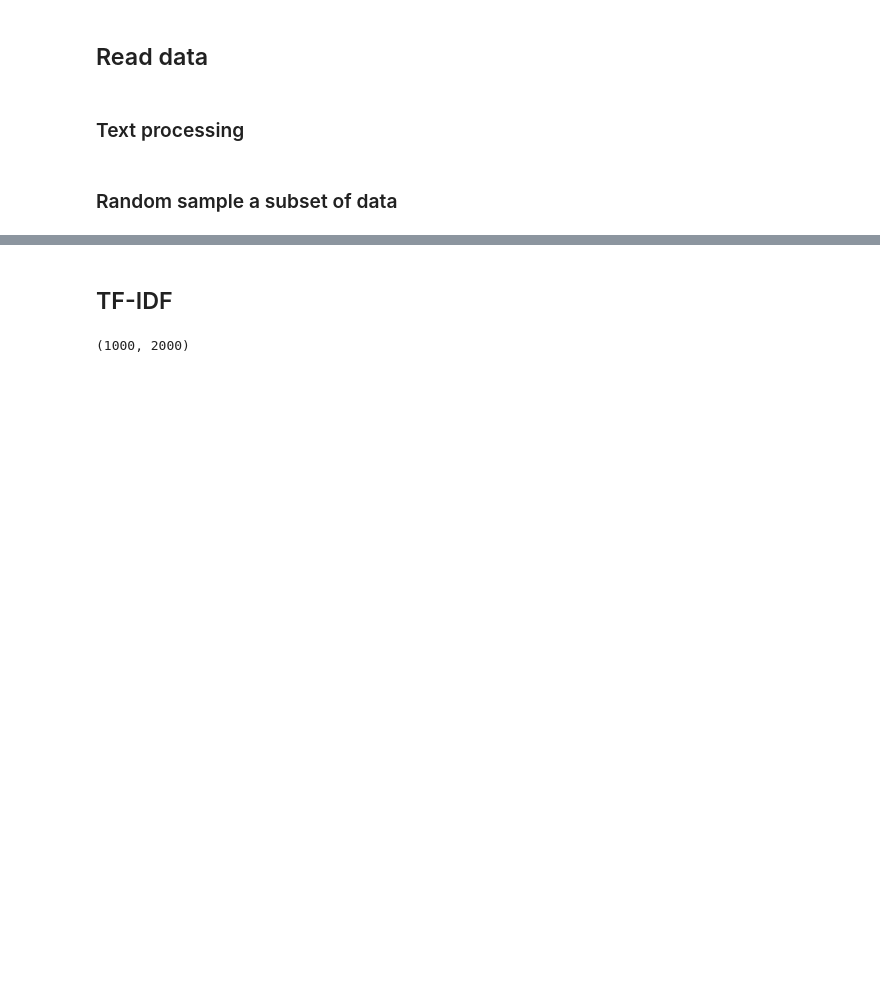
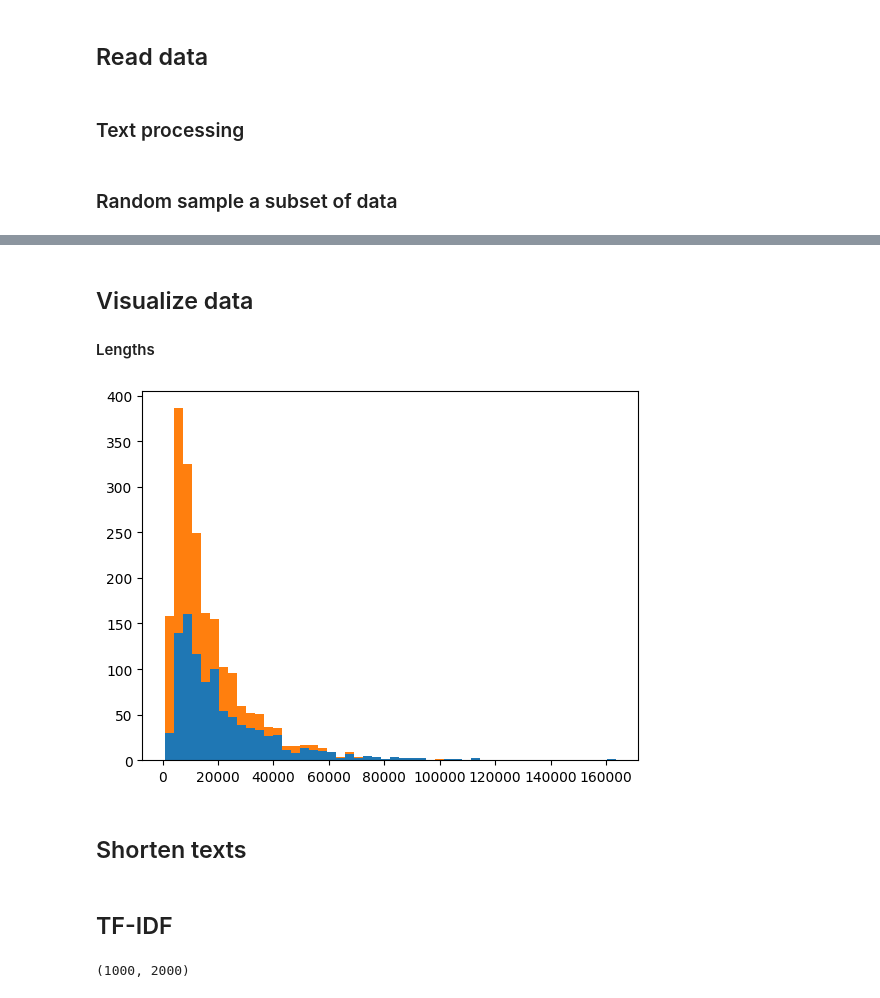
Before and after one commit to SebastianBitsch/wiki-suggest, a Jupyter notebook: text-processing/data-exploration.ipynb, the cells around one changed output, grey strips where cells are left out. Cells and saved outputs as stored; diff of their text form; code cells hidden in the pictures; blank space fills up the shorter version.

Commit message:
added visualization of text lengths

```diff
--- a/text-processing/data-exploration.ipynb
+++ b/text-processing/data-exploration.ipynb
@@ -123,0 +124,16 @@ u rout us transcontinent u highway extend near brenda arizona virginia beach vir
+# %% [markdown]
+## Visualize data
+#### Lengths
+# %%
+raw_text_n_chars = [len(text) for text in raw_corpus if len(text)]
+raw_text_n_words = [len(text.split()) for text in raw_corpus]
+
+text_n_chars = [len(text) for text in corpus if len(text)]
+text_n_words = [len(text.split()) for text in corpus]
+# %%
+plt.hist([raw_text_n_chars, text_n_chars], 50, stacked= True)
+plt.show()
+# %% [output]
+[figure, added]
+# %% [markdown]
+## Shorten texts
```
Also changed, not shown: parts of 3 cells of this notebook.
